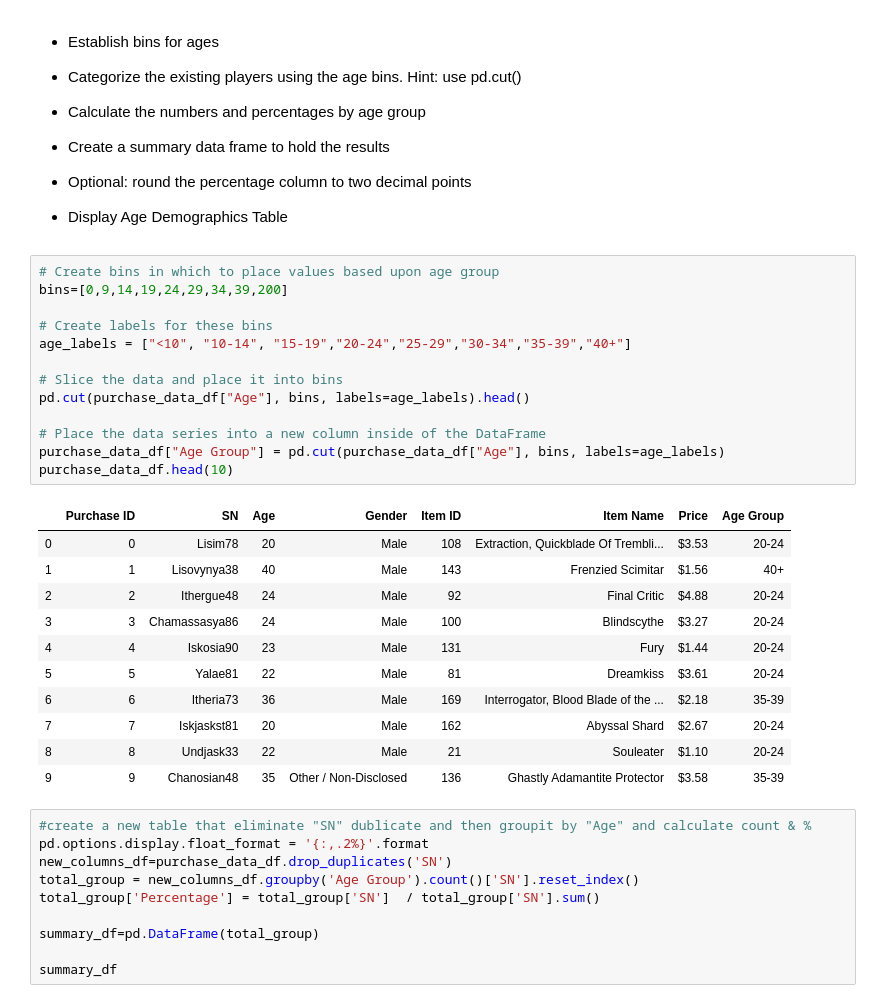
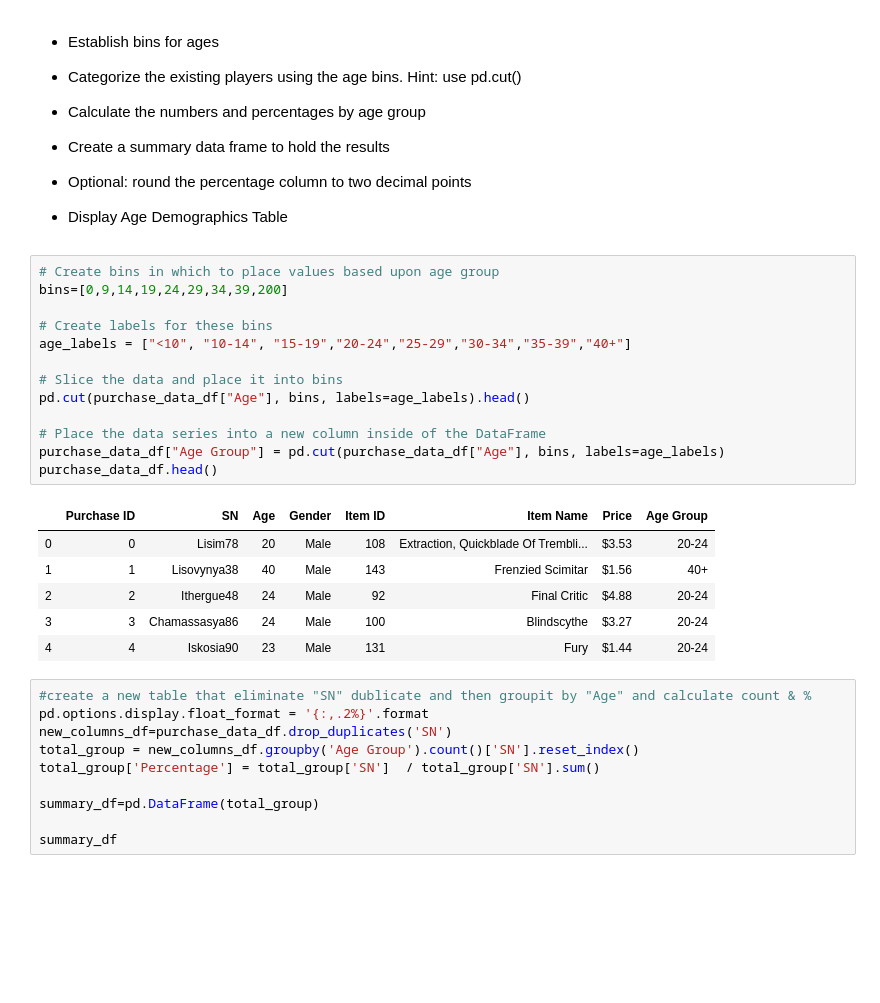
Before and after one commit to Shadi0ir/pandas-challenge, a Jupyter notebook: HeroesOfPymoli/HeroesOfPymoli_starter.ipynb, the cells around one changed output. Drawn from its saved outputs; the diff is of its cells as text; blank space fills up the shorter version.

```diff
--- a/HeroesOfPymoli/HeroesOfPymoli_starter.ipynb
+++ b/HeroesOfPymoli/HeroesOfPymoli_starter.ipynb
@@ -198,28 +200,23 @@ purchasing_analysis_df
 # %%
 # Create bins in which to place values based upon age group
 bins=[0,9,14,19,24,29,34,39,200]
 
 # Create labels for these bins
 age_labels = ["<10", "10-14", "15-19","20-24","25-29","30-34","35-39","40+"]
 
 # Slice the data and place it into bins
 pd.cut(purchase_data_df["Age"], bins, labels=age_labels).head()
 
 # Place the data series into a new column inside of the DataFrame
 purchase_data_df["Age Group"] = pd.cut(purchase_data_df["Age"], bins, labels=age_labels)
-purchase_data_df.head(10)
+purchase_data_df.head()
 # %% [output]
 |  | Purchase ID | SN | Age | Gender | Item ID | Item Name | Price | Age Group |
 | 0 | 0 | Lisim78 | 20 | Male | 108 | Extraction, Quickblade Of Trembli... | $3.53 | 20-24 |
 | 1 | 1 | Lisovynya38 | 40 | Male | 143 | Frenzied Scimitar | $1.56 | 40+ |
 | 2 | 2 | Ithergue48 | 24 | Male | 92 | Final Critic | $4.88 | 20-24 |
 | 3 | 3 | Chamassasya86 | 24 | Male | 100 | Blindscythe | $3.27 | 20-24 |
 | 4 | 4 | Iskosia90 | 23 | Male | 131 | Fury | $1.44 | 20-24 |
-| 5 | 5 | Yalae81 | 22 | Male | 81 | Dreamkiss | $3.61 | 20-24 |
-| 6 | 6 | Itheria73 | 36 | Male | 169 | Interrogator, Blood Blade of the ... | $2.18 | 35-39 |
-| 7 | 7 | Iskjaskst81 | 20 | Male | 162 | Abyssal Shard | $2.67 | 20-24 |
-| 8 | 8 | Undjask33 | 22 | Male | 21 | Souleater | $1.10 | 20-24 |
-| 9 | 9 | Chanosian48 | 35 | Other / Non-Disclosed | 136 | Ghastly Adamantite Protector | $3.58 | 35-39 |
 # %%
 #create a new table that eliminate "SN" dublicate and then groupit by "Age" and calculate count & %
 pd.options.display.float_format = '{:,.2%}'.format
```
Also changed, not shown: parts of 3 cells of this notebook, 1 other file.
